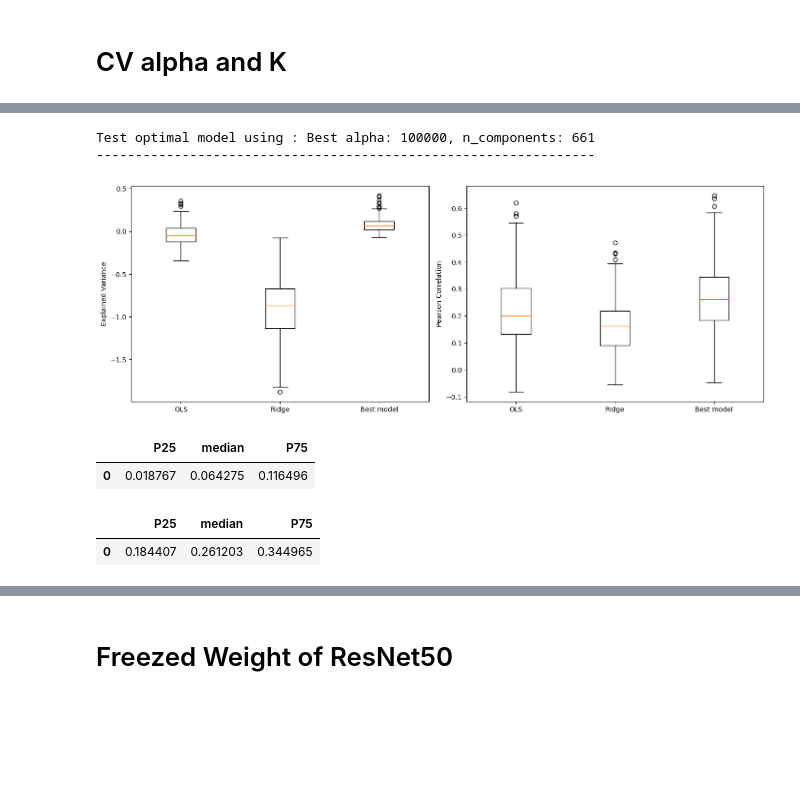
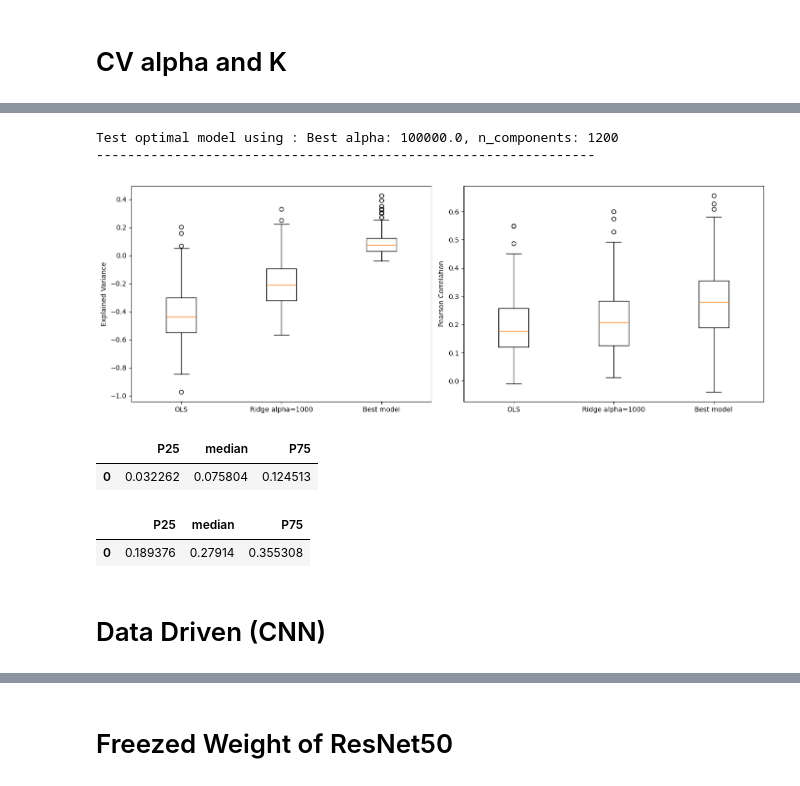
Before and after one commit to maverest/NX_414_Brain_Like_project, a Jupyter notebook: clean.ipynb, the cells around one changed output, grey strips where cells are left out. Drawn from its saved outputs; the diff is of its cells as text; code cells hidden in the pictures; blank space fills up the shorter version.

```diff
--- a/clean.ipynb
+++ b/clean.ipynb
@@ -120,7 +154,7 @@ def boxplot_performance_metrics(list_pred, list_model_name, Y_val):
 # %%
 baselines = {
     "OLS":   make_pipeline(StandardScaler(), LinearRegression()),
-    "Ridge": make_pipeline(StandardScaler(), Ridge(alpha=10))
+    "Ridge": make_pipeline(StandardScaler(), Ridge(alpha=1000))
 }
 
 
@@ -136,10 +170,21 @@ for name, pipe in baselines.items():
           # dict with formatted summaries
 y_pred_OLS  = predictions["OLS"]
 y_pred_Ridge = predictions["Ridge"]
-results = pd.DataFrame(results)
-display(results)
+print("EV : ",results["OLS"]["EV"], results["Ridge"]["EV"])
+print("r  : ",results["OLS"]["r"], results["Ridge"]["r"])
 
-# plot_performance_metrics(y_pred_OLS, "OLS")
-# plot_performance_metrics(y_pred_Ridge, "Ridge")
 boxplot_performance_metrics([y_pred_OLS, y_pred_Ridge], ["OLS", "Ridge"], Y_val)
+
+
+def train_val_ev(pipe, X_tr, Y_tr, X_va, Y_va):
+    pipe.fit(X_tr, Y_tr)
+    y_tr_hat = pipe.predict(X_tr)
+    y_va_hat = pipe.predict(X_va)
+    ev_tr = explained_variance_score(Y_tr, y_tr_hat, multioutput="raw_values")
+    ev_va = explained_variance_score(Y_va, y_va_hat, multioutput="raw_values")
+    return ev_tr.mean(), ev_va.mean()
+
+for name, pipe in baselines.items():
+    ev_tr, ev_va = train_val_ev(pipe, X_flat_train, Y_train, X_flat_val, Y_val)
+    print(f"{name}: train EV={ev_tr:.3f}, val EV={ev_va:.3f}")
 # %% [output]
@@ -150,17 +196,5 @@ boxplot_performance_metrics([y_pred_OLS, y_pred_Ridge], ["OLS", "Ridge"], Y_val)
 # %% [markdown]
 # CV alpha and K
-# %%
-X = X_flat_train
-Y= Y_train
-X_val = X_flat_val
-Y_val = Y_val
-# pca_dims = np.arange(500, 2000, 500)
-# pca_dims = pca_dims[pca_dims != 2000]
-# pca_dims = np.append(pca_dims, [300,661])
-pca_dims = [500,661, 1000]
-alphas   = np.logspace(-1, 4, num=5)
-pca_dims
-alphas = [1000,10000, 100000, 1000000]
 # %%
 X = X_flat_train
 Y= Y_train
@@ -264,23 +290,25 @@ results
 # %%
-best_alpha = best_params['alpha']
-best_n_comp = best_params['n_components']
-# best_alpha = 100000
-# best_n_comp = 1000
+# best_alpha = best_params['alpha']
+# best_n_comp = best_params['n_components']
+best_alpha = 100000.0
+best_n_comp = 1200
 print(f"Test optimal model using : Best alpha: {best_alpha}, n_components: {best_n_comp}\n----------------------------------------------------------------\n\n")
 best_model = make_pipeline(StandardScaler(), PCA(n_components=best_n_comp), Ridge(alpha=best_alpha))
 best_model.fit(X_flat_train, Y_train)
 y_pred_best = best_model.predict(X_flat_val)
-boxplot_performance_metrics([y_pred_OLS, y_pred_Ridge, y_pred_best], ["OLS", "Ridge", "Best model"], Y_val)
+boxplot_performance_metrics([y_pred_OLS, y_pred_Ridge, y_pred_best], ["OLS", "Ridge alpha=1000", "Best model"], Y_val)
 
 ev = explained_variance_score(Y_val, y_pred_best, multioutput="raw_values")
 r  = compute_pearson_per_neuron(Y_val, y_pred_best)
 
 display(pd.DataFrame([summarize(ev)]), pd.DataFrame([summarize(r)]))
 # %% [output]
-Test optimal model using : Best alpha: 100000, n_components: 661
+Test optimal model using : Best alpha: 100000.0, n_components: 1200
 ----------------------------------------------------------------
-[figure, old version]
+[figure, new version]
 |  | P25 | median | P75 |
-| 0 | 0.018767 | 0.064275 | 0.116496 |
+| 0 | 0.032262 | 0.075804 | 0.124513 |
 |  | P25 | median | P75 |
-| 0 | 0.184407 | 0.261203 | 0.344965 |
+| 0 | 0.189376 | 0.27914 | 0.355308 |
+# %% [markdown]
+# Data Driven (CNN)
```
Also changed, not shown: parts of 15 cells of this notebook.
